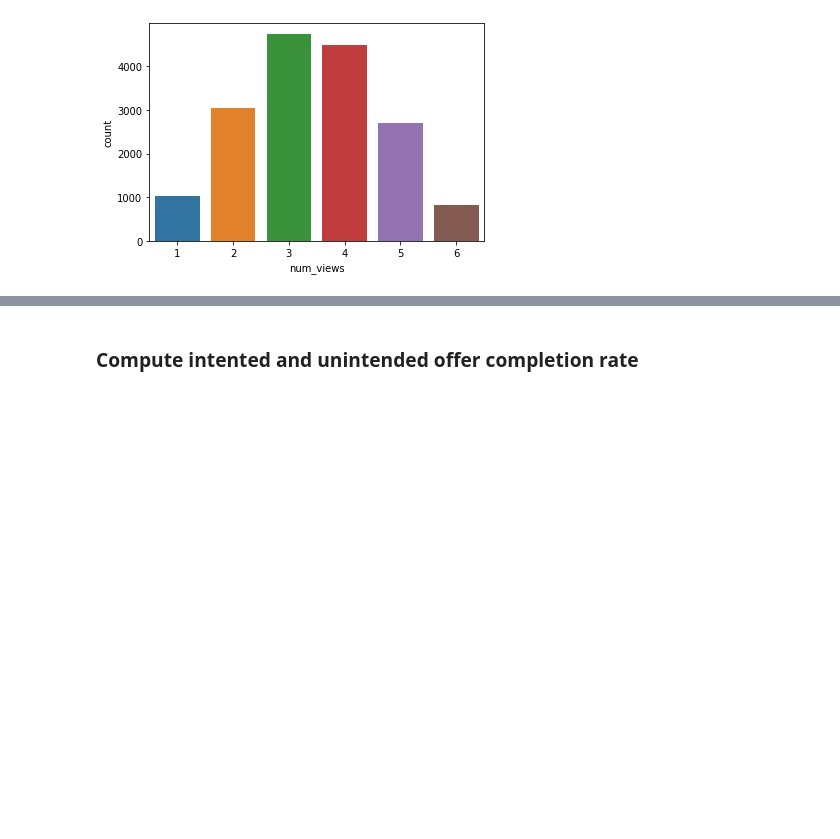
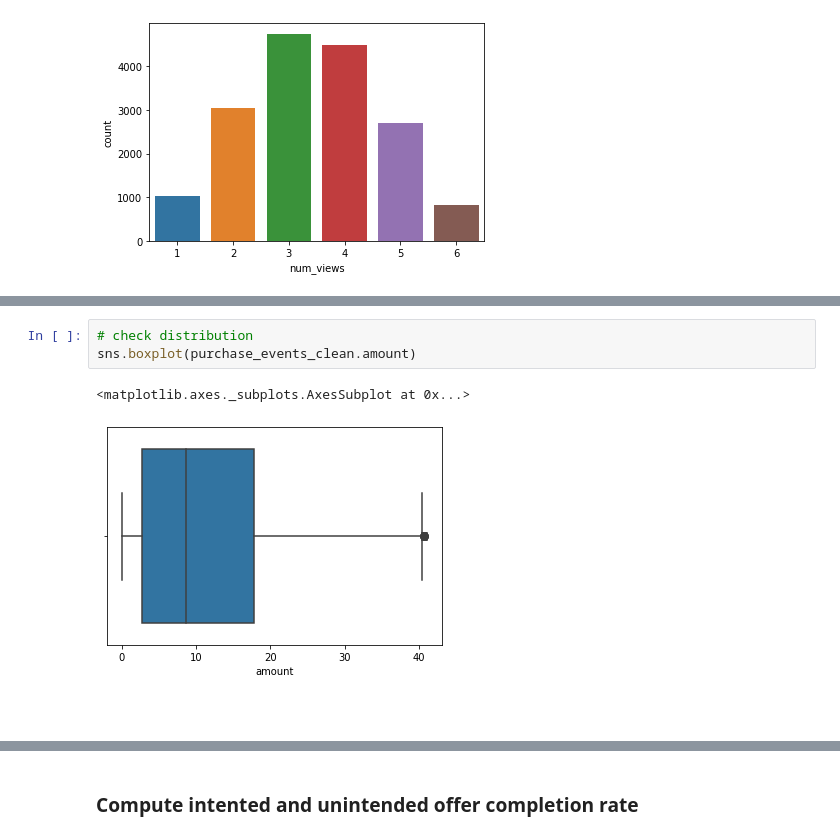
Before and after one commit to tanyayt/udacity_data_scientist, a Jupyter notebook: starbucks_optimizing_app_offers/Starbucks_Capstone_notebook.ipynb, the cells around one changed output, grey strips where cells are left out. Cells and saved outputs as stored; diff of their text form; blank space fills up the shorter version.

```diff
--- a/starbucks_optimizing_app_offers/Starbucks_Capstone_notebook.ipynb
+++ b/starbucks_optimizing_app_offers/Starbucks_Capstone_notebook.ipynb
@@ -573,0 +617,8 @@ transactions.head()
+# %%
+# check distribution
+sns.boxplot(purchase_events_clean.amount)
+# %% [output]
+<matplotlib.axes._subplots.AxesSubplot at 0x...>
+[figure, added]
+# %% [markdown]
+###
```
Also changed, not shown: parts of 128 cells of this notebook.
